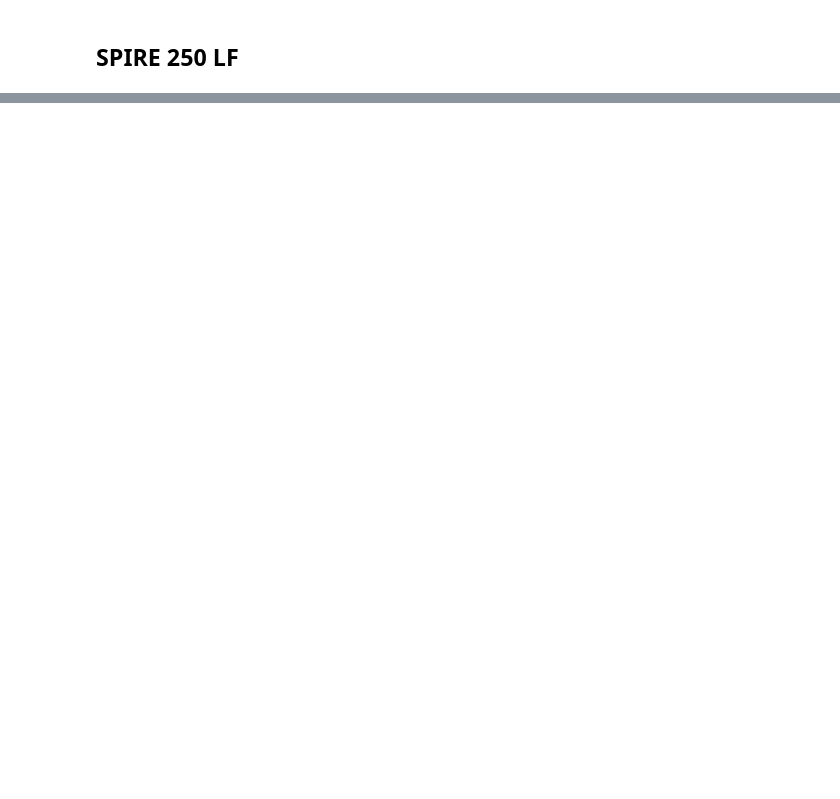
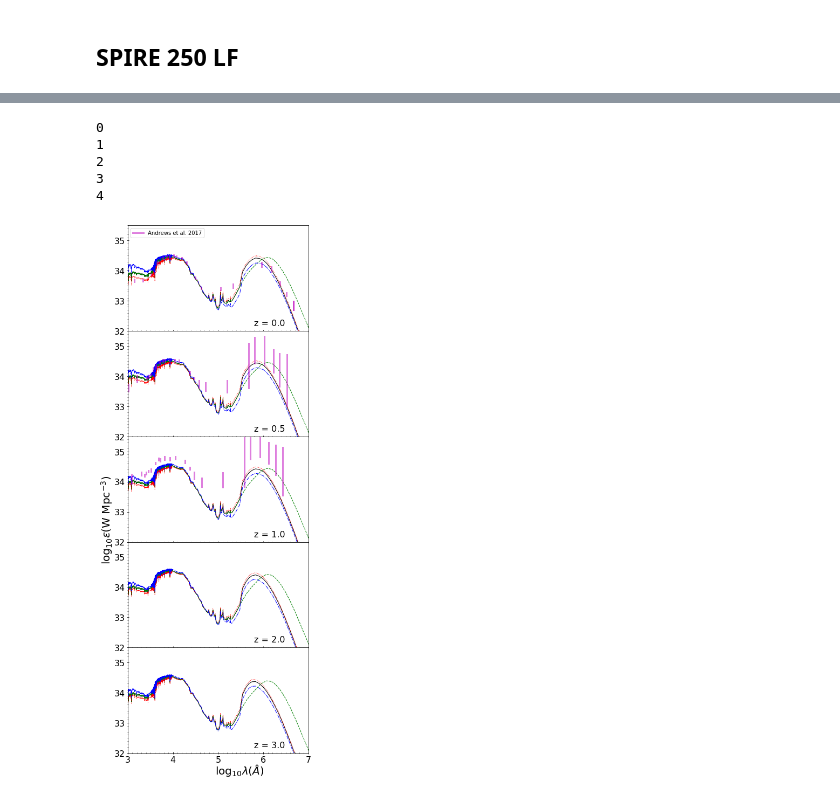
Before and after one commit to dptriani/mentari, a Jupyter notebook: Paper3_plotting.ipynb, the cells around one changed output, grey strips where cells are left out. Cells and saved outputs as stored; diff of their text form; code cells hidden in the pictures; blank space fills up the shorter version.

Commit message:
plot CSED

```diff
--- a/Paper3_plotting.ipynb
+++ b/Paper3_plotting.ipynb
@@ -783,7 +783,7 @@ filter_list = ['GALEX_FUV', 'GALEX_NUV', 'TwoMass_Ks', 'VIRCAM_K', 'Sdss_u',
               'IRAC_3', 'IRAC_4', 'MIPS_24um', 'PACS_70um', 'PACS_160um',
                'SPIRE_250um', 'SPIRE_350um', 'SPIRE_500um', 'SCUBA_850WB']
 
-dirname = 'output_mag/'
+dirname = 'output/'
 filename = 'mentari_mag_'
 ext = '.hdf5'
 firstfile = 0
@@ -1432,7 +1429,7 @@ filename = 'mentari_mag_'
 z = [0.5, 1.0, 2.0, 3.0]
 ext = '.hdf5'
 firstfile = 0
-lastfile = 1
+lastfile = 3
 m = [m_z0, m_z1, m_z2, m_z3]
 
 for k in range(len(z)):
@@ -1850,0 +2008,73 @@ plt.savefig('plots/LF_S250_zevol.png')
+# %%
+z=[0.0, 0.5, 1.0, 2.0, 3.0]
+Lsun = 3.827e26 #in watts
+
+row = 5
+col = 1
+fig, axes = plt.subplots(row, col, sharex=True, figsize=(6,18))
+
+for i in range(0, 5):
+    ax =plt.subplot(row, col, i+1)
+    print(i)
+    ax.plot(np.log10(wavelength[i][0]), np.log10(np.array(spectra[i][0])*wavelength[i][0]*Lsun/volume), 'k-', lw=1)
+    ax.plot(np.log10(wavelength[i][1]), np.log10(np.array(spectra[i][1])*wavelength[i][1]*Lsun/volume), 'g--', lw=1)
+    ax.plot(np.log10(wavelength[i][2]), np.log10(np.array(spectra[i][2])*wavelength[i][2]*Lsun/volume), 'r:', lw=1)
+    ax.plot(np.log10(wavelength[i][3]), np.log10(np.array(spectra[i][3])*wavelength[i][3]*Lsun/volume), 'b-.', lw=1)
+    ax.set_xlim(3,7)
+    ax.set_ylim(32,35.5)
+
+    plt.annotate('z = %.1f' %z[i], xy=(0.7, 0.05), xycoords='axes fraction', fontsize=16)
+    ax.tick_params(axis='both', which='major', direction='inout', labelsize=16)
+    ax.tick_params(axis='both', which='minor', direction='inout')
+    ax.xaxis.set_minor_locator(plt.MultipleLocator(0.1))
+    ax.yaxis.set_minor_locator(plt.MultipleLocator(0.1))
+
+plt.subplot(511).set_xticklabels([])
+wavelength_m, i_flux_min, i_flux_max = np.loadtxt('data_obs/CSED_z005_Andrew_17.txt', unpack=True)
+xobs = np.zeros(shape=2)
+yobs = np.zeros(shape=2)
+for xi, ymin, ymax in zip(wavelength_m, i_flux_min, i_flux_max):
+    xobs[0] = np.log10(xi*1e10)
+    xobs[1] = np.log10(xi*1e10)
+    yobs[0] = np.log10(ymin*Hubble_h)
+    yobs[1] = np.log10(ymax*Hubble_h)
+    plt.plot(xobs, yobs, color='m', alpha=0.5, lw=3)
+plt.plot(xobs, yobs, color='m', alpha=0.5, lw=3, label='Andrews et al. 2017')
+plt.legend(loc='upper left')
+
+plt.subplot(512).set_xticklabels([])
+wavelength_m, i_flux_min, i_flux_max = np.loadtxt('data_obs/CSED_z05_Andrew_17.txt', unpack=True)
+xobs = np.zeros(shape=2)
+yobs = np.zeros(shape=2)
+for xi, ymin, ymax in zip(wavelength_m, i_flux_min, i_flux_max):
+    xobs[0] = np.log10(xi*1e10)
+    xobs[1] = np.log10(xi*1e10)
+    yobs[0] = np.log10(ymin*Hubble_h)
+    yobs[1] = np.log10(ymax*Hubble_h)
+    plt.plot(xobs, yobs, color='m', alpha=0.5, lw=3)
+
+plt.subplot(513).set_xticklabels([])
+wavelength_m, i_flux_min, i_flux_max = np.loadtxt('data_obs/CSED_z095_Andrew_17.txt', unpack=True)
+xobs = np.zeros(shape=2)
+yobs = np.zeros(shape=2)
+for xi, ymin, ymax in zip(wavelength_m, i_flux_min, i_flux_max):
+    xobs[0] = np.log10(xi*1e10)
+    xobs[1] = np.log10(xi*1e10)
+    yobs[0] = np.log10(ymin*Hubble_h)
+    yobs[1] = np.log10(ymax*Hubble_h)
+    plt.plot(xobs, yobs, color='m', alpha=0.5, lw=3)
+
+plt.subplot(514).set_xticklabels([])
+
+fig.text(0.5, 0.095, r'$\log_{10} \lambda (\AA)$', fontsize=20)
+fig.text(0.005, 0.4, r'$\log_{10} \epsilon (\mathrm{W}\ \mathrm{Mpc}^{-3})$', fontsize=20, rotation=90)
+
+plt.subplots_adjust(wspace=0, hspace=0)
+plt.savefig('plots/CSED.png')
+# %% [output]
+0
+1
+2
+3
+4
+[figure, added]
```
Also changed, not shown: parts of 17 cells of this notebook, 1 other file.
